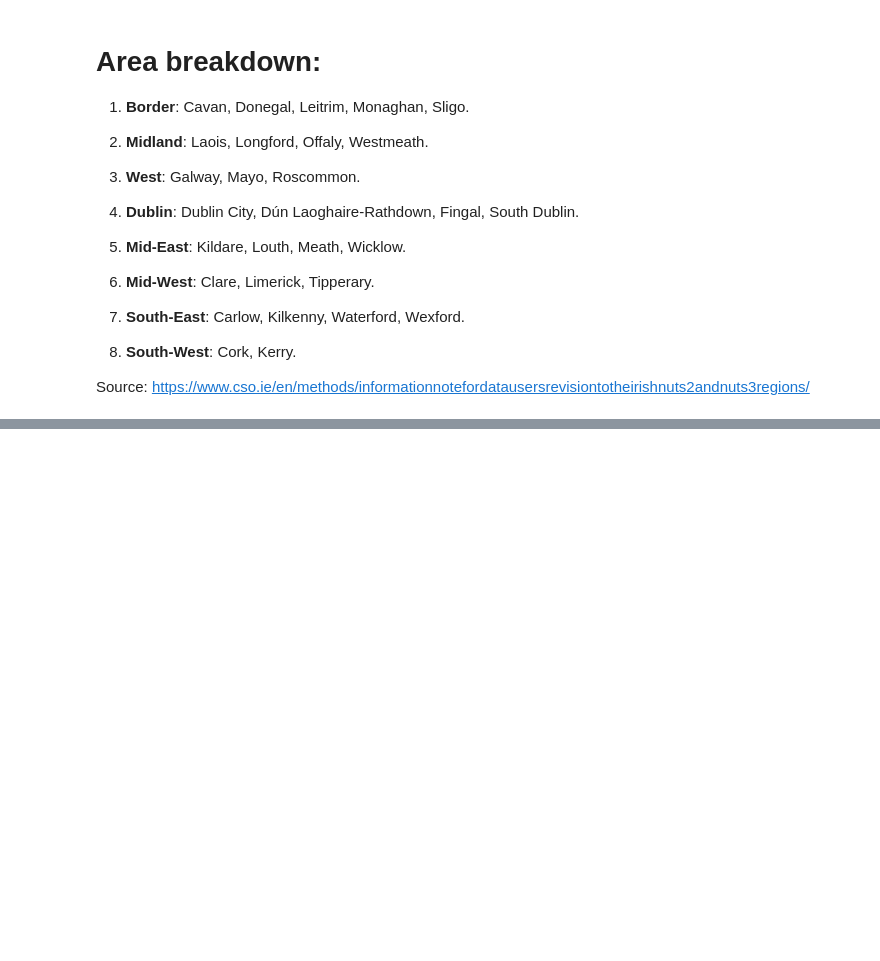
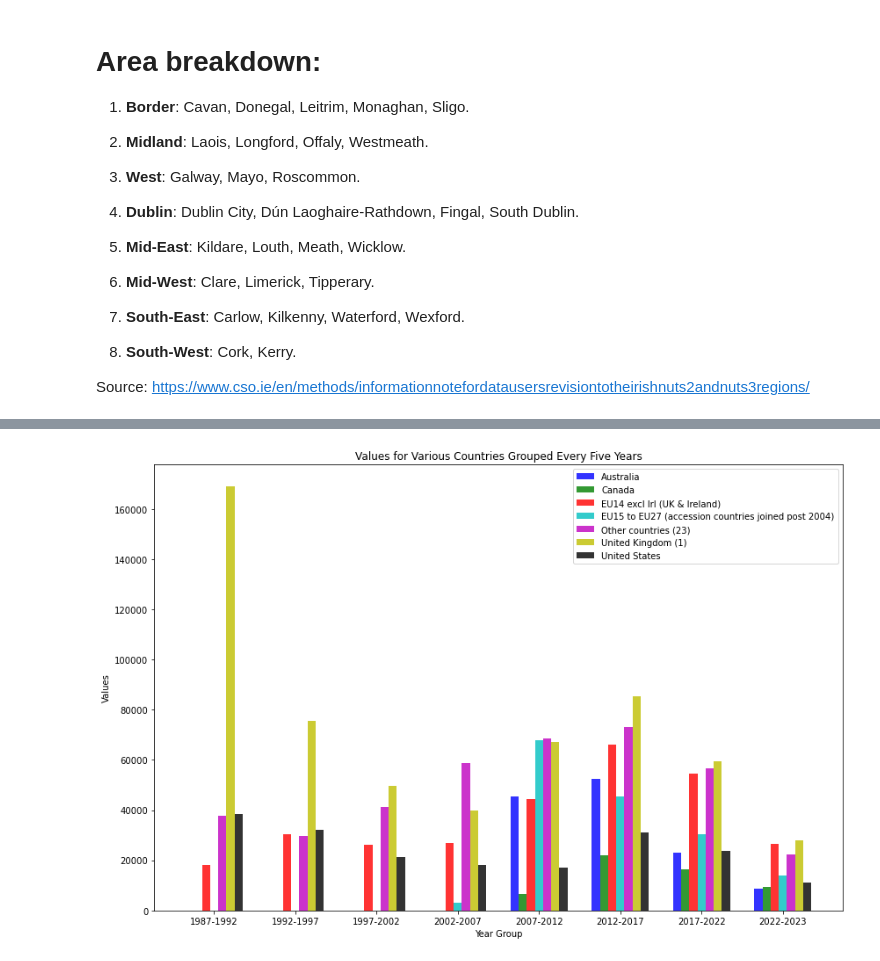
Before and after one commit to JoseRicoCct/CA1_Integrated_Assesment_MSc_Data_Analytics_CCT_Semester_1, a Jupyter notebook: Jupyter_Notebooks/1_CA1_Data_Visualisation_Part.ipynb, the cells around one changed output, grey strips where cells are left out. Drawn from its saved outputs; the diff is of its cells as text; code cells hidden in the pictures; blank space fills up the shorter version.

```diff
--- a/Jupyter_Notebooks/1_CA1_Data_Visualisation_Part.ipynb
+++ b/Jupyter_Notebooks/1_CA1_Data_Visualisation_Part.ipynb
@@ -986,0 +1218,2 @@ Source: https://www.cso.ie/en/methods/informationnotefordatausersrevisiontotheir
+# %%
+df5['VALUE'] = df5['VALUE'].apply(lambda x: x * 1000)
@@ -986,0 +1236,4 @@ Source: https://www.cso.ie/en/methods/informationnotefordatausersrevisiontotheir
+# %%
+df5 = df5[~((df5['Sex'] != 'Both sexes')  | (df5['Origin_or_Destination'] == 'Net migration')
+            | (df5['Country'] == 'All countries'))]
+df5.info()
@@ -986,0 +1269,3 @@ Source: https://www.cso.ie/en/methods/informationnotefordatausersrevisiontotheir
+# %%
+df5e = df5[(df5['Origin_or_Destination'] == 'Emigrants: All destinations')]
+df5i = df5[(df5['Origin_or_Destination'] == 'Immigrants: All origins')]
@@ -986,0 +1288,3 @@ Source: https://www.cso.ie/en/methods/informationnotefordatausersrevisiontotheir
+# %%
+pivot_df5e = df5e.pivot_table(index=['Year'],columns='Country', values='VALUE', aggfunc='sum').reset_index()
+pivot_df5e.head()
@@ -986,0 +1298,31 @@ Source: https://www.cso.ie/en/methods/informationnotefordatausersrevisiontotheir
+# %%
+# We need year as the index
+pivot_df5e.set_index('Year', inplace=True)
+
+
+# Grouping the data by every five years
+df_grouped = pivot_df5e.groupby(np.arange(len(pivot_df5e)) // 5).sum()
+
+# Plotting grouped bar charts for every five years
+fig, ax = plt.subplots(figsize=(12, 8))
+index = np.arange(len(df_grouped))
+
+bar_width = 0.1
+opacity = 0.8
+num_countries = len(df_grouped.columns)
+colors = ['b', 'g', 'r', 'c', 'm', 'y', 'k']
+
+for i, col in enumerate(df_grouped.columns):
+    rects = ax.bar(index + i * bar_width, df_grouped[col], bar_width, alpha=opacity, color=colors[i % len(colors)], label=col)
+
+ax.set_xlabel('Year Group')
+ax.set_ylabel('Values')
+ax.set_title('Values for Various Countries Grouped Every Five Years')
+ax.set_xticks(index + bar_width * (num_countries - 1) / 2)
+ax.set_xticklabels([f'{pivot_df5e.index[5*i]}-{pivot_df5e.index[min(5*(i+1), len(pivot_df5e)-1)]}' for i in range(len(df_grouped))])
+ax.legend()
+
+plt.tight_layout()
+plt.show()
+# %% [output]
+[figure, added]
```
Also changed, not shown: parts of 40 cells of this notebook, 3 other files.
